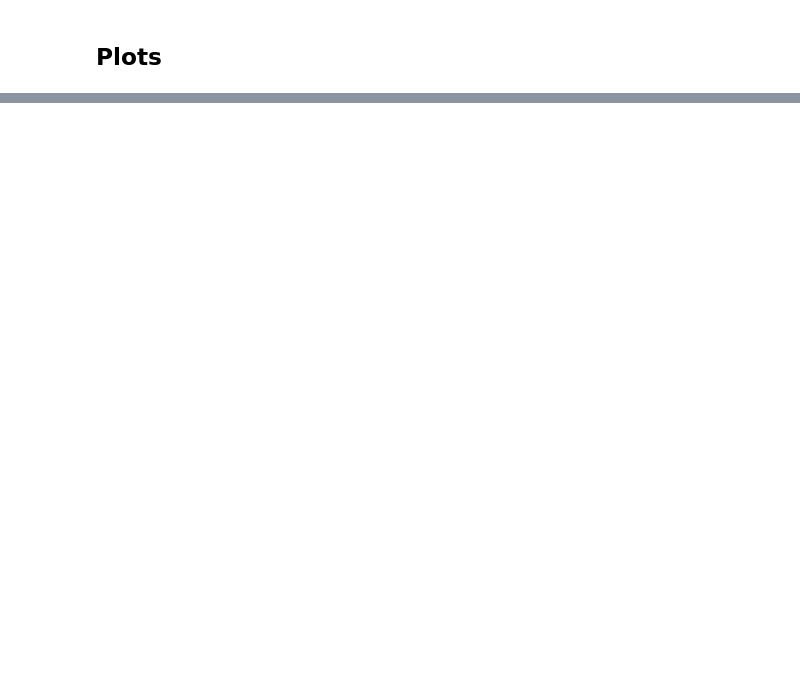
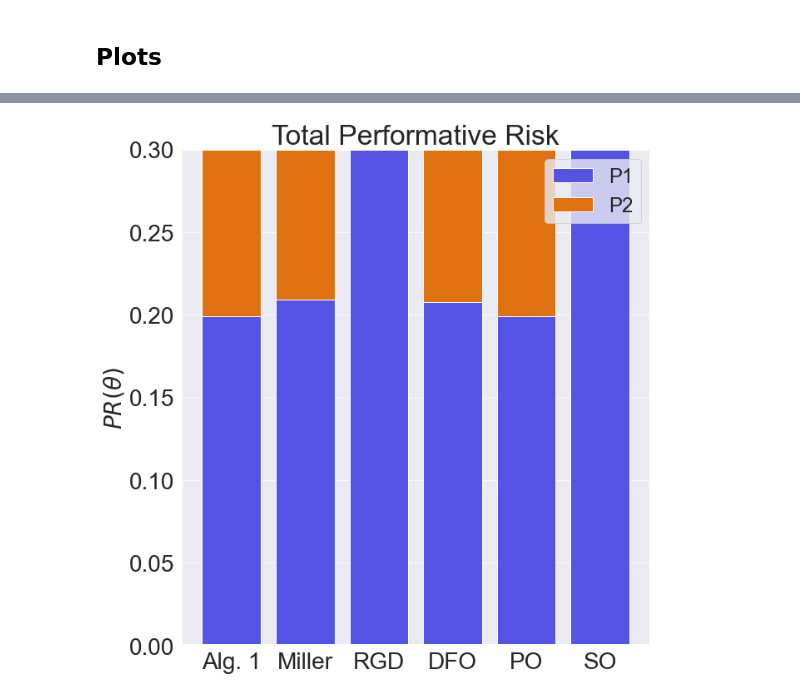
Before and after one commit to evanjfaulkner/DD-Games, a Jupyter notebook: Notebooks/dd_game_regression_sim.ipynb, the cells around one changed output, grey strips where cells are left out. Drawn from its saved outputs; the diff is of its cells as text; code cells hidden in the pictures; blank space fills up the shorter version.

```diff
--- a/Notebooks/dd_game_regression_sim.ipynb
+++ b/Notebooks/dd_game_regression_sim.ipynb
@@ -541,2 +579,18 @@ plt.show()
+# %%
+plt.figure(figsize=(10,10))
+labels = ['Alg. 1', 'Miller', 'RGD', 'DFO', 'PO', 'SO']
+plt.bar((1,2,3,4,5,6), (p1_risks[-1],p5_risks[-1],p7_risks[-1],p3_risks[-1],PO_1,SO_1),
+        label='P1', tick_label=labels, color='#5553E6')
+plt.bar((1,2,3,4,5,6), (p2_risks[-1],p6_risks[-1],p8_risks[-1],p4_risks[-1],PO_2,SO_2),
+        bottom=(p1_risks[-1],p5_risks[-1],p7_risks[-1],p3_risks[-1],PO_1,SO_1),
+        label='P2', color='#E07110')
+plt.title('Total Performative Risk')
+plt.ylabel(r'$PR(\theta)$')
+plt.legend(fontsize=24)
+plt.ylim(0,0.3)
+plt.tight_layout()
+plt.show()
+# %% [output]
+[figure, added]
 # %%
 plt.figure(figsize=(10,10))
```
Also changed, not shown: parts of 19 cells of this notebook, 3 other files.
